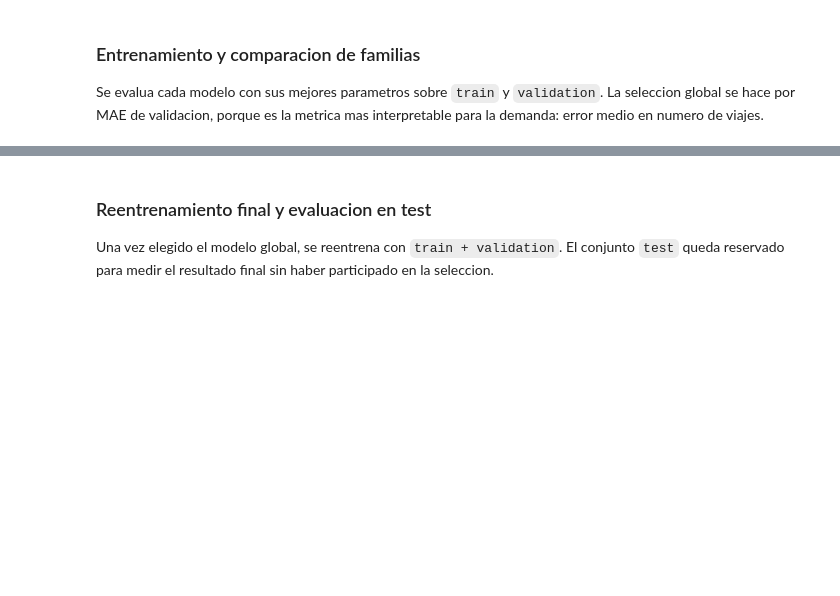
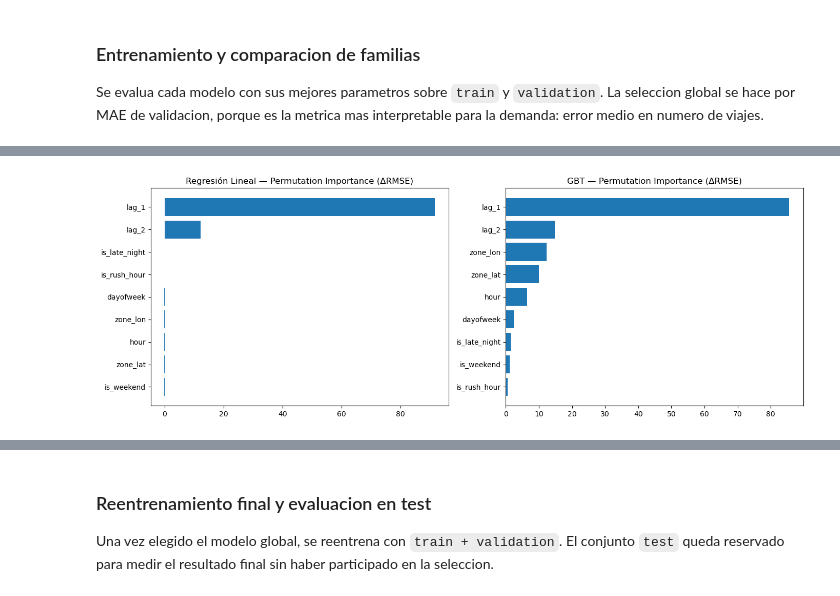
Before and after one commit to turi-hub/bigdata-nyc-taxi, a Jupyter notebook: notebooks/02_modeloFinal.ipynb, the cells around one changed output, grey strips where cells are left out. Saved outputs shown, nothing was run; the diff lists cells and outputs as text; code cells hidden in the pictures; blank space fills up the shorter version.

```diff
--- a/notebooks/02_modeloFinal.ipynb
+++ b/notebooks/02_modeloFinal.ipynb
@@ -114,7 +137,7 @@ fallback_best_params = {
     "Regresion Poisson": {"regParam": 0.1},
     "Decision Tree": {"maxDepth": 12, "minInstancesPerNode": 1},
     "Random Forest": {"numTrees": 80, "maxDepth": 12, "minInstancesPerNode": 1},
-    "Gradient-Boosted Trees": {"maxIter": 120, "maxDepth": 5, "stepSize": 0.1},
+    "Gradient-Boosted Trees": {"maxIter": 120, "maxDepth": 6, "stepSize": 0.1},
 }
 
 params_path = Path("../models/cv_best_params.json")
@@ -189,0 +287,20 @@ print(f"Parametros: {best_model_params}")
+# %%
+from pyspark.sql import functions as F
+
+pi_lr  = permutation_importance(trained_models["Regresion lineal"], val_df, feature_cols, label_col)
+pi_gbt = permutation_importance(trained_models["Gradient-Boosted Trees"], val_df, feature_cols, label_col)
+
+fig, axes = plt.subplots(1, 2, figsize=(14, 5))
+
+axes[0].barh(pi_lr["feature"], pi_lr["importance"])
+axes[0].set_title("Regresión Lineal — Permutation Importance (ΔRMSE)")
+axes[0].invert_yaxis()
+
+axes[1].barh(pi_gbt["feature"], pi_gbt["importance"])
+axes[1].set_title("GBT — Permutation Importance (ΔRMSE)")
+axes[1].invert_yaxis()
+
+plt.tight_layout()
+plt.show()
+# %% [output]
+[figure, added]
```
Also changed, not shown: parts of 10 cells of this notebook.
